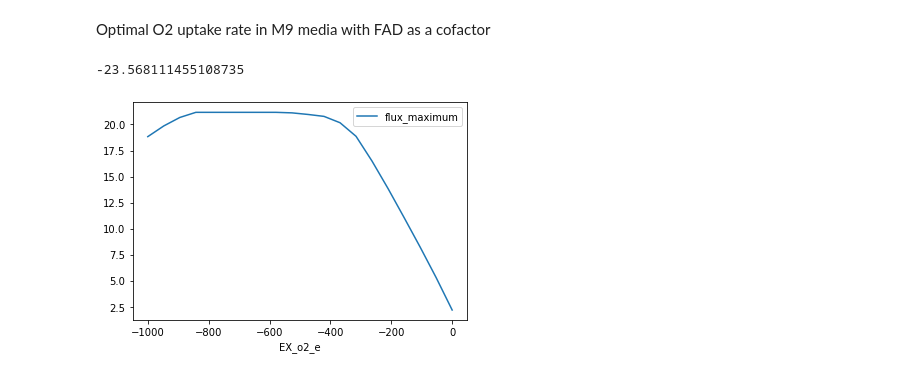
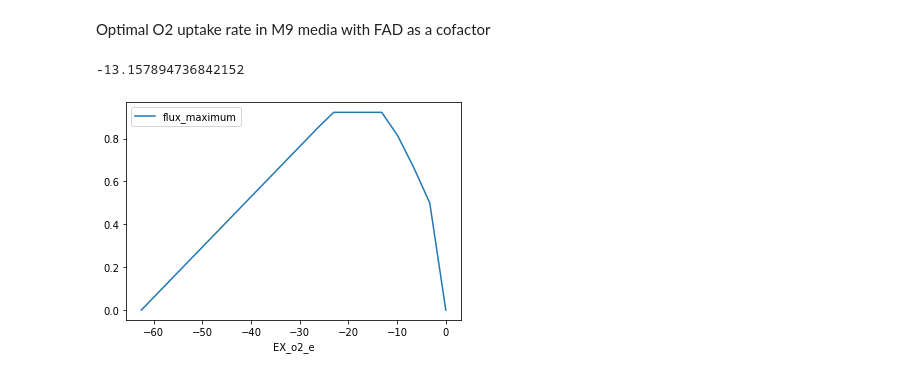
Before and after one commit to 27410/group-assignment-2021-group_1_vibrio_natriegens_2021, a Jupyter notebook: Phenotypic_phase_planes_plotting.ipynb, the cells around one changed output. Cells and saved outputs as stored; diff of their text form; code cells hidden in the pictures.

```diff
--- a/Phenotypic_phase_planes_plotting.ipynb
+++ b/Phenotypic_phase_planes_plotting.ipynb
@@ -62,6 +61,9 @@ Analysis of Ex_glc in M9 media with FAD as a cofactor
 # %%
 model_M9_vio_fad=read_sbml_model('Models/model_VN_M9_vio-fad.xml')
 # %%
-ppp_succ_M9 = production_envelope(model_M9_vio_fad,
+with model_M9_vio_fad:
+    model_M9_vio_fad.reactions.EX_glc__D_e.bounds = -20, 1000
+    ppp_succ_M9 = production_envelope(model_M9_vio_fad,
                     reactions=[model_M9_vio_fad.reactions.EX_glc__D_e],
                     objective=model_M9_vio_fad.reactions.Growth)
+    ppp_succ_M9.plot(x='EX_glc__D_e', y='flux_maximum')
@@ -92,0 +72,8 @@ ppp_succ_LB.plot(x='EX_glc__D_e', y='flux_maximum')
+# %%
+with model_M9_vio_fad:
+    model_M9_vio_fad.reactions.EX_glc__D_e.bounds = -20, 1000
+    model_M9_vio_fad.reactions.EX_o2_e.bounds = -1000, 1000
+    ppp_succ_M9 = production_envelope(model_M9_vio_fad,
+                    reactions=[model_M9_vio_fad.reactions.EX_glc__D_e],
+                    objective=model_M9_vio_fad.reactions.Growth)
+    ppp_succ_M9.plot(x='EX_glc__D_e', y='flux_maximum')
@@ -95,14 +84,14 @@ Optimal O2 uptake rate in M9 media with FAD as a cofactor
 # %%
 with model_M9_vio_fad:
     model_M9_vio_fad.reactions.EX_o2_e.bounds = -1000, 1000
     ppp_o2_M9 = production_envelope(model_M9_vio_fad,
                     reactions=[model_M9_vio_fad.reactions.EX_o2_e],
                     objective=model_M9_vio_fad.reactions.Growth)
     print(ppp_o2_M9.EX_o2_e[ppp_o2_M9.flux_maximum.idxmax()])
-    ppp_o2_LB.plot(x='EX_o2_e', y='flux_maximum')
+    ppp_o2_M9.plot(x='EX_o2_e', y='flux_maximum')
 # %% [output]
--23.568111455108735
+-13.157894736842152
-[figure, old version]
+[figure, new version]
 # %%
 #ppp_o2_M9.EX_o2_e[ppp_o2_M9.flux_maximum.idxmax()]
 # %%
```
Also changed, not shown: parts of 9 cells of this notebook, 1 other file.
